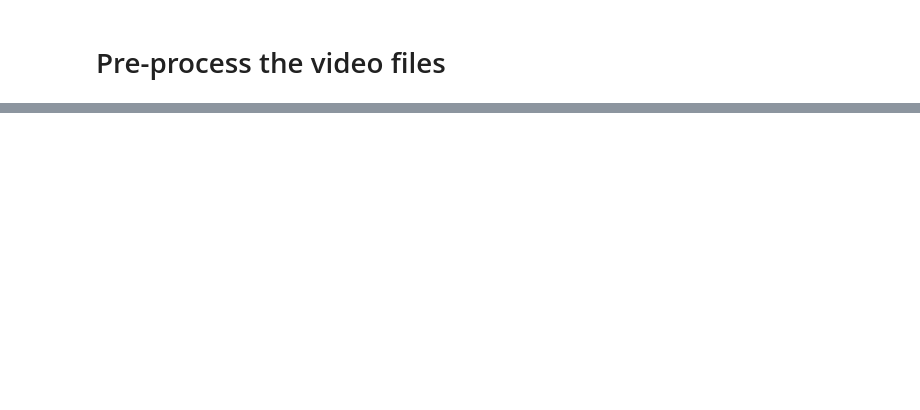
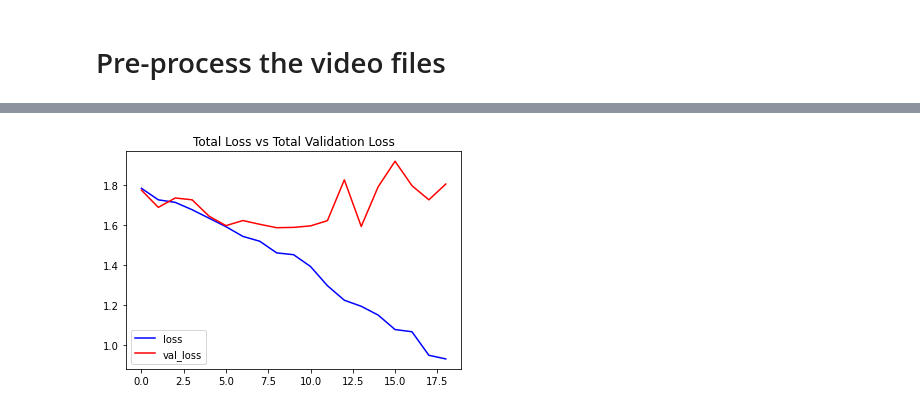
Before and after one commit to 01-DC/Applications-Of-RNN, a Jupyter notebook: HAR using CNN+LSTM on HMDB51.ipynb, the cells around one changed output, grey strips where cells are left out. Cells and saved outputs as stored; diff of their text form; code cells hidden in the pictures; blank space fills up the shorter version.

```diff
--- a/HAR using CNN+LSTM on HMDB51.ipynb
+++ b/HAR using CNN+LSTM on HMDB51.ipynb
@@ -18,9 +23,9 @@ SEED_CONSTANT= 42
 np.random.seed(SEED_CONSTANT)
 tf.random.set_seed(SEED_CONSTANT)
 
-DATASET_DIR = 'hmdb51'
+DATASET_DIR = '/content/drive/MyDrive/Colab Notebooks/hmdb51'
 #SELECTED_ACTIONS = ['clap', 'climb_stairs', 'drink', 'eat', 'fall_floor', 'jump', 'run', 'shake_hands', 'sit', 'stand', 'walk', 'wave']
-SELECTED_ACTIONS = ['climb_stairs', 'jump', 'run', 'sit', 'stand', 'walk', 'wave']
+SELECTED_ACTIONS = ['climb_stairs', 'jump', 'run', 'sit', 'stand', 'wave']
 
 VIDEO_WIDTH= 75 # Min width is 300
 VIDEO_HEIGHT= 60 # All video have same height of 240
@@ -199,6 +202,6 @@ earlyStoppingCallback= EarlyStopping(monitor='val_loss', patience=10, mode='min'
 
 convlstm2d_model.compile(loss='categorical_crossentropy', optimizer='Adam', metrics=['accuracy'])
 
-convlstm2d_model_training= convlstm2d_model.fit(x= X_train, y= y_train, epochs= 30, shuffle= True, validation_split= 0.2, callbacks=[earlyStoppingCallback])
+convlstm2d_model_training= convlstm2d_model.fit(x= X_train, y= y_train, epochs= 50, batch_size= 4, shuffle= True, validation_split= 0.2, callbacks=[earlyStoppingCallback])
 # %% [output]
 Epoch 1/30
@@ -205,0 +216,16 @@ KeyboardInterrupt:
+# %%
+def plotMetric(model_training_history, metric1, metric2, plot_name):
+  metric1_value= model_training_history.history[metric1]
+  metric2_value= model_training_history.history[metric2]
+
+  epochs= range(len(metric1_value))
+
+  plt.plot(epochs, metric1_value, 'blue', label=metric1)
+  plt.plot(epochs, metric2_value, 'red', label=metric2)
+
+  plt.title(plot_name)
+  plt.legend()
+# %%
+plotMetric(convlstm2d_model_training, 'loss', 'val_loss', 'Total Loss vs Total Validation Loss')
+# %% [output]
+[figure, added]
```
Also changed, not shown: parts of 16 cells of this notebook.
